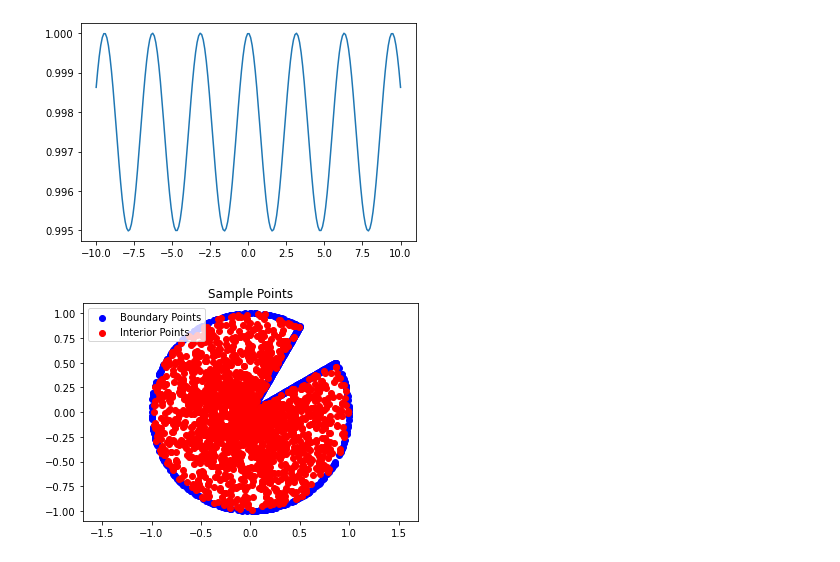
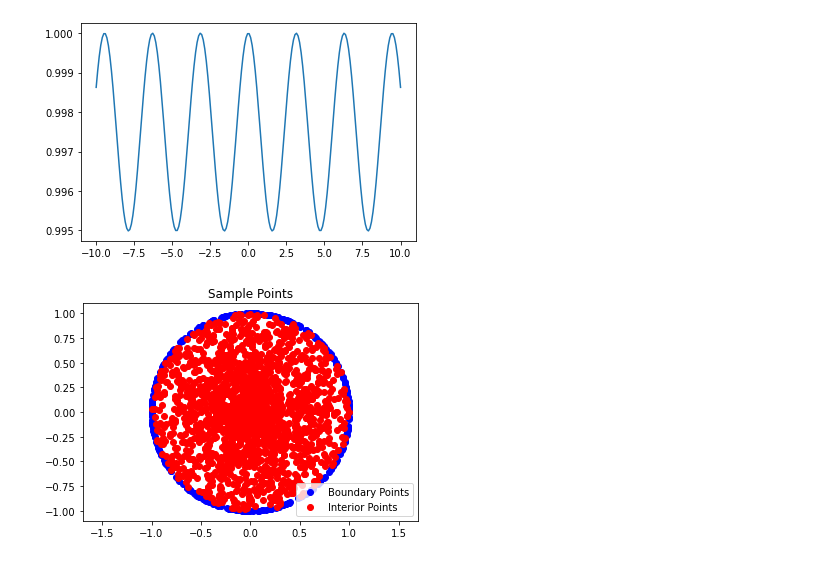
Before and after one commit to cade-b/kernel-pdes, a Jupyter notebook: odd_domain.ipynb, the cells around one changed output. Drawn from its saved outputs; the diff is of its cells as text; code cells hidden in the pictures.

```diff
--- a/odd_domain.ipynb
+++ b/odd_domain.ipynb
@@ -65,51 +66,52 @@ plt.plot(xgrid,[sp.special.ellipj(x,0.01)[2] for x in xgrid])
 # %%
 num_interior = 2000
 num_per_boundary = 300
-num_boundary=3*num_per_boundary
+num_boundary=num_per_boundary
 
-angle1 = jnp.pi/3; angle2 = jnp.pi*(13/6)
+angle1 = 0; angle2 = 2*jnp.pi
 
 # Generate random interior points
 thetas = jax.random.uniform(key, shape=(num_interior,1), minval=angle1, maxval=angle2)
 rs = jax.random.uniform(key2, shape=(num_interior,1))
 
 x_interior = rs * jnp.cos(thetas)
 y_interior = rs * jnp.sin(thetas)
 
 interior_points = jnp.column_stack((x_interior, y_interior))
 
 # Generate points on the boundary
 ts = jax.random.uniform(key, shape=(num_per_boundary,1),minval=angle1, maxval=angle2)
 x_boundary = jnp.cos(ts)
 y_boundary = jnp.sin(ts)
 boundary_points1 = jnp.column_stack((x_boundary, y_boundary))
 
-boundary_point_samples=np.linspace(0,1,num_per_boundary)
-x_boundary = boundary_point_samples*jnp.cos(angle1)
-y_boundary = boundary_point_samples*jnp.sin(angle1)
-boundary_points2 = jnp.column_stack((x_boundary, y_boundary))
+# boundary_point_samples=np.linspace(0,1,num_per_boundary)
+# x_boundary = boundary_point_samples*jnp.cos(angle1)
+# y_boundary = boundary_point_samples*jnp.sin(angle1)
+# boundary_points2 = jnp.column_stack((x_boundary, y_boundary))
 
-boundary_point_samples=np.linspace(0,1,num_per_boundary)
-x_boundary = boundary_point_samples*jnp.cos(angle2)
-y_boundary = boundary_point_samples*jnp.sin(angle2)
-boundary_points3 = jnp.column_stack((x_boundary, y_boundary))
+# boundary_point_samples=np.linspace(0,1,num_per_boundary)
+# x_boundary = boundary_point_samples*jnp.cos(angle2)
+# y_boundary = boundary_point_samples*jnp.sin(angle2)
+# boundary_points3 = jnp.column_stack((x_boundary, y_boundary))
 
-boundary_points = np.vstack([
-    boundary_points1,
-    boundary_points2,
-    boundary_points3,
-])
+# boundary_points = np.vstack([
+#     boundary_points1,
+#     boundary_points2,
+#     boundary_points3,
+# ])
+boundary_points=boundary_points1
 
 all_points = jnp.vstack([interior_points, boundary_points])
 
 plt.title("Sample Points")
 plt.scatter(boundary_points[:, 0], boundary_points[:, 1], c='blue', label='Boundary Points')
 plt.scatter(interior_points[:, 0], interior_points[:, 1], c='red', label='Interior Points')
 plt.legend()
 plt.axis('equal')
 plt.show()
 # %% [output]
-[figure, old version]
+[figure, new version]
 # %%
 K1 = vec_k_laplap(interior_points,interior_points)
 K2 = vec_k_lapx(boundary_points,interior_points)
```
Also changed, not shown: parts of 7 cells of this notebook, 1 other file.
